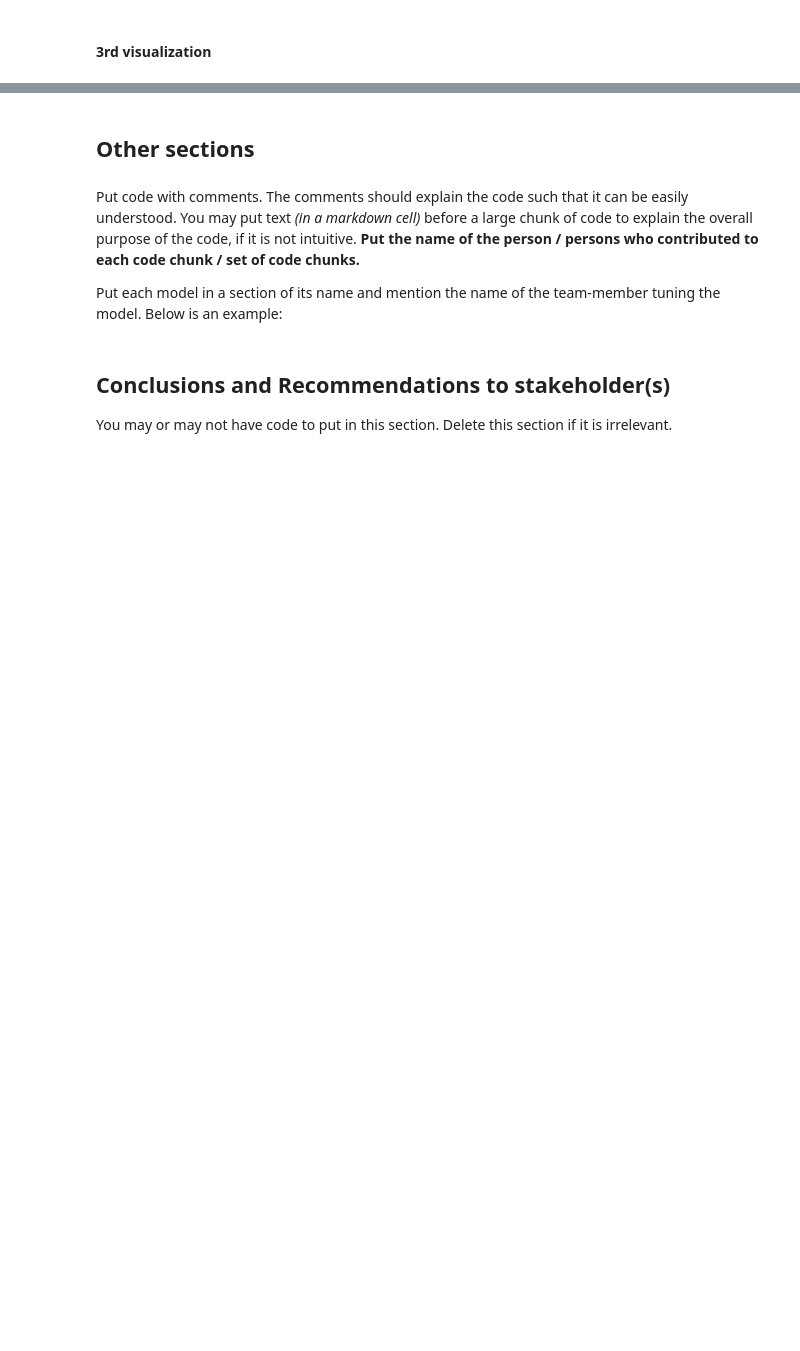
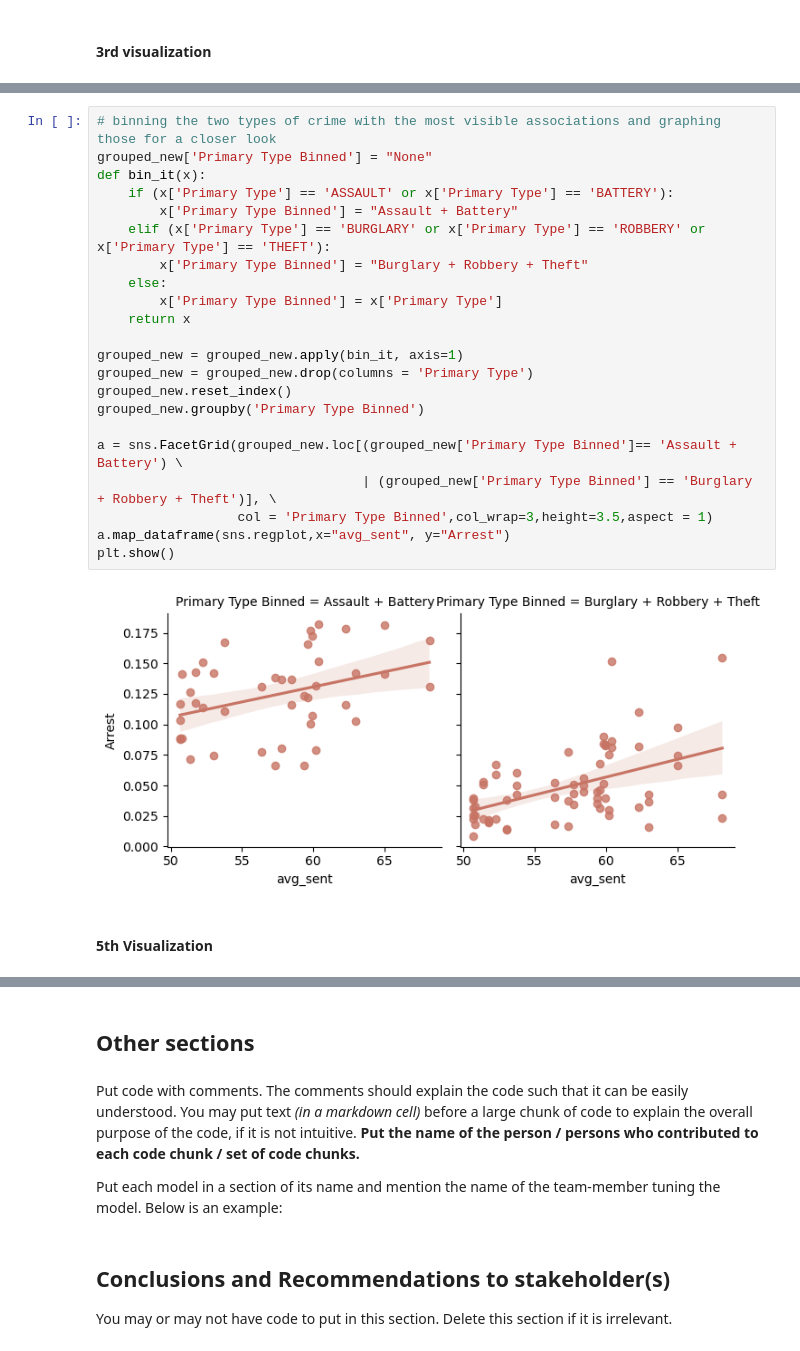
Before and after one commit to ashou2004/Chicago-Crime-Data-Analysis, a Jupyter notebook: Combined_Code.ipynb, the cells around one changed output, grey strips where cells are left out. Saved outputs shown, nothing was run; the diff lists cells and outputs as text; blank space fills up the shorter version.

```diff
--- a/Combined_Code.ipynb
+++ b/Combined_Code.ipynb
@@ -404,0 +472,26 @@ arrest_sum_and_mean.head()
+# %%
+# binning the two types of crime with the most visible associations and graphing those for a closer look
+grouped_new['Primary Type Binned'] = "None"
+def bin_it(x):
+    if (x['Primary Type'] == 'ASSAULT' or x['Primary Type'] == 'BATTERY'):
+        x['Primary Type Binned'] = "Assault + Battery"
+    elif (x['Primary Type'] == 'BURGLARY' or x['Primary Type'] == 'ROBBERY' or x['Primary Type'] == 'THEFT'):
+        x['Primary Type Binned'] = "Burglary + Robbery + Theft"
+    else:
+        x['Primary Type Binned'] = x['Primary Type']
+    return x
+
+grouped_new = grouped_new.apply(bin_it, axis=1)
+grouped_new = grouped_new.drop(columns = 'Primary Type')
+grouped_new.reset_index()
+grouped_new.groupby('Primary Type Binned')
+
+a = sns.FacetGrid(grouped_new.loc[(grouped_new['Primary Type Binned']== 'Assault + Battery') \
+                                  | (grouped_new['Primary Type Binned'] == 'Burglary + Robbery + Theft')], \
+                  col = 'Primary Type Binned',col_wrap=3,height=3.5,aspect = 1)
+a.map_dataframe(sns.regplot,x="avg_sent", y="Arrest")
+plt.show()
+# %% [output]
+[figure, added]
+# %% [markdown]
+#### 5th Visualization
```
Also changed, not shown: parts of 22 cells of this notebook.
